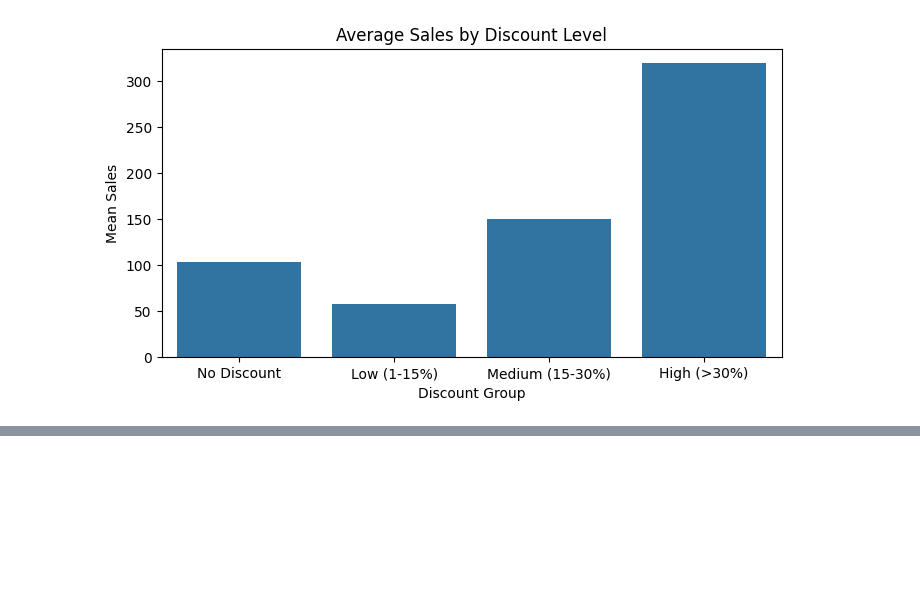
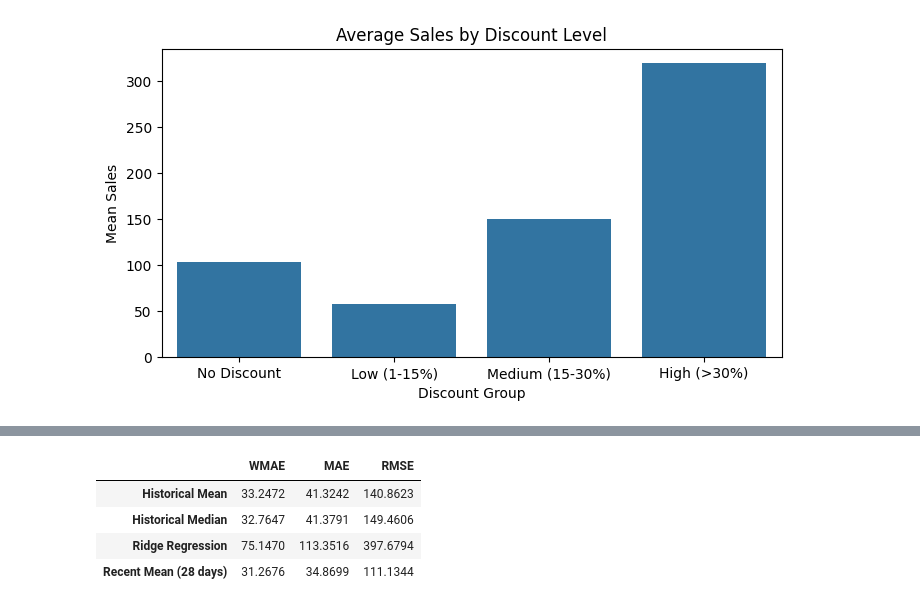
Before and after one commit to KtoxTheNisa/GROUP51_CENG313, a Jupyter notebook: assignment1_eda_baseline.ipynb, the cells around one changed output, grey strips where cells are left out. Drawn from its saved outputs; the diff is of its cells as text; code cells hidden in the pictures; blank space fills up the shorter version.

```diff
--- a/assignment1_eda_baseline.ipynb
+++ b/assignment1_eda_baseline.ipynb
@@ -331,0 +357,22 @@ plt.show() #discount vs no discount looks like discount always helps, check by d
+# %%
+#ridge regression baseline for comparison
+
+features = ["price_norm", "availability", "max_discount", "holiday", "shops_closed", "school_holidays"]
+y_val = val_part["sales"].values
+val_w = val_part["weight"].values
+pred_ridge = predict_ridge_baseline(train_part, val_part)
+#daily sales plot shows an upward trend, so use only the last 28 days per product
+pred_recent = predict_recent_mean_baseline(train_part, val_part)
+all_results = pd.DataFrame([
+    calculate_metrics(y_val, pred_mean, val_w),
+    calculate_metrics(y_val, pred_median, val_w),
+    calculate_metrics(y_val, pred_ridge, val_w),
+    calculate_metrics(y_val, pred_recent, val_w)
+], index=["Historical Mean", "Historical Median", "Ridge Regression", "Recent Mean (28 days)"])
+all_results
+# %% [output]
+|  | WMAE | MAE | RMSE |
+| Historical Mean | 33.2472 | 41.3242 | 140.8623 |
+| Historical Median | 32.7647 | 41.3791 | 149.4606 |
+| Ridge Regression | 75.1470 | 113.3516 | 397.6794 |
+| Recent Mean (28 days) | 31.2676 | 34.8699 | 111.1344 |
```
Also changed, not shown: parts of 7 cells of this notebook.
